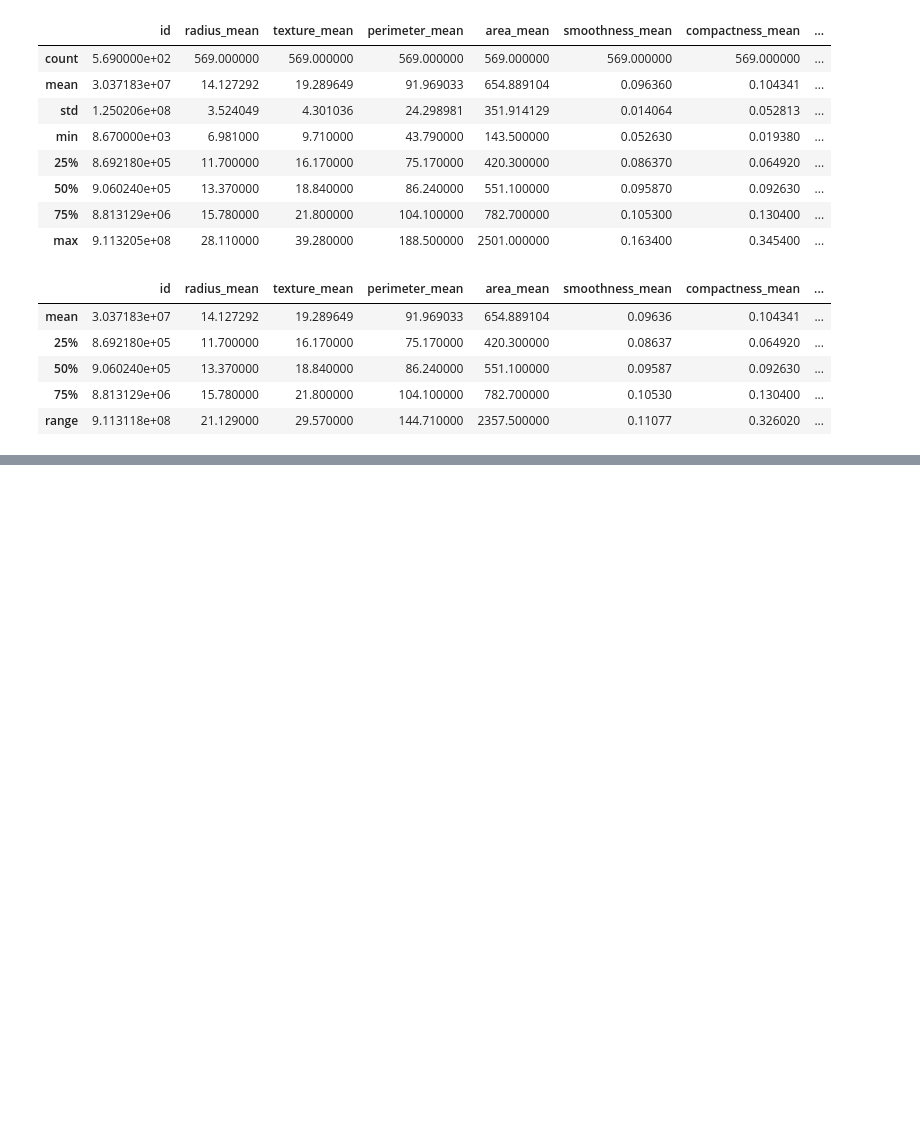
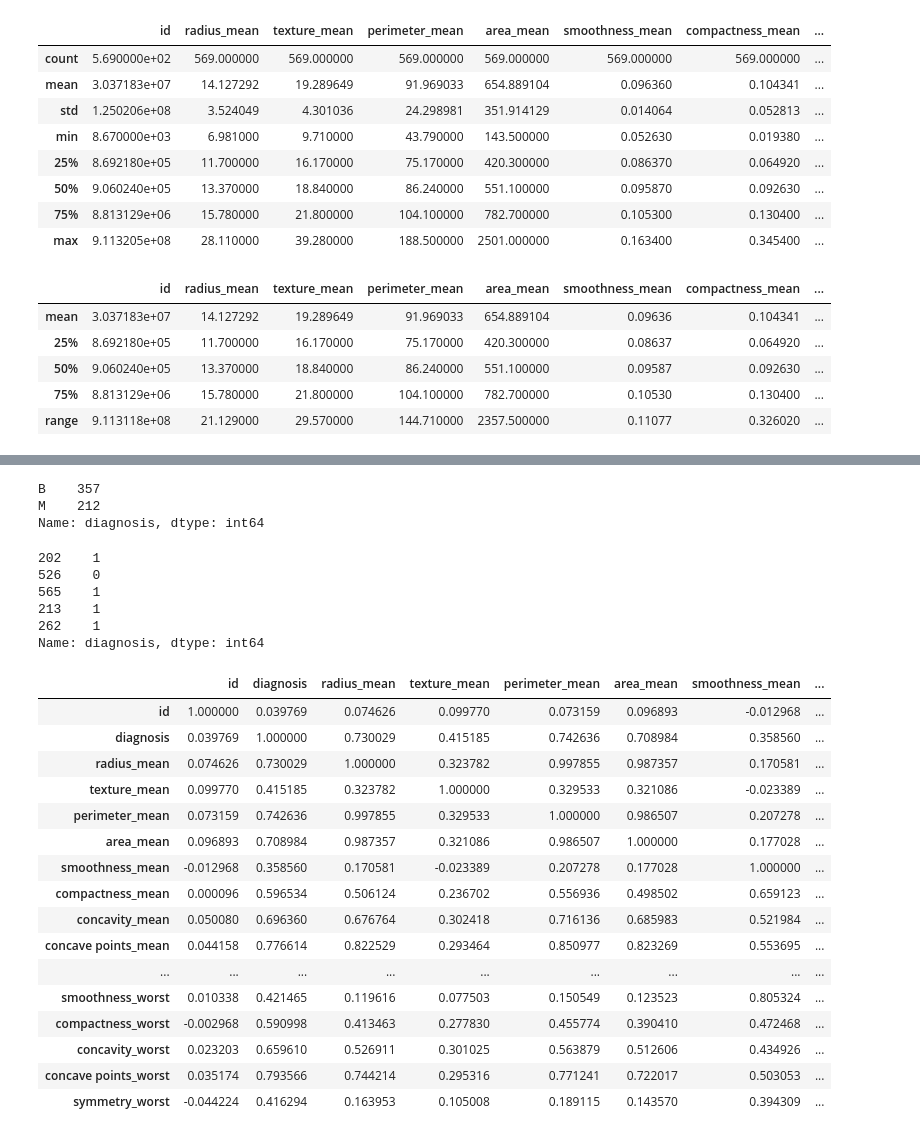
Before and after one commit to mohmaed7777/Breast-cancer-repo, a Jupyter notebook: Breast_cancer.ipynb, the cells around one changed output, grey strips where cells are left out. Saved outputs shown, nothing was run; the diff lists cells and outputs as text; code cells hidden in the pictures; blank space fills up the shorter version.

```diff
--- a/Breast_cancer.ipynb
+++ b/Breast_cancer.ipynb
@@ -205,0 +261,6 @@ ax.set(xlabel='Class distribution: 357 benign, 212 malignant of Breast cancer',
+# %%
+df.diagnosis.value_counts()
+# %% [output]
+B    357
+M    212
+Name: diagnosis, dtype: int64
@@ -205,0 +270,36 @@ ax.set(xlabel='Class distribution: 357 benign, 212 malignant of Breast cancer',
+# %%
+le = LabelEncoder()
+# %%
+df['diagnosis'] = le.fit_transform(df.diagnosis)
+# %%
+df['diagnosis'].sample(5)
+# %% [output]
+202    1
+526    0
+565    1
+213    1
+262    1
+Name: diagnosis, dtype: int64
+# %%
+# Calculate the correlation values:
+features_cols = df.columns[:-1]
+corr_values = df[features_cols].corr()
+corr_values
+# %% [output]
+|  | id | diagnosis | radius_mean | texture_mean | perimeter_mean | area_mean | smoothness_mean | ... |
+| id | 1.000000 | 0.039769 | 0.074626 | 0.099770 | 0.073159 | 0.096893 | -0.012968 | ... |
+| diagnosis | 0.039769 | 1.000000 | 0.730029 | 0.415185 | 0.742636 | 0.708984 | 0.358560 | ... |
+| radius_mean | 0.074626 | 0.730029 | 1.000000 | 0.323782 | 0.997855 | 0.987357 | 0.170581 | ... |
+| texture_mean | 0.099770 | 0.415185 | 0.323782 | 1.000000 | 0.329533 | 0.321086 | -0.023389 | ... |
+| perimeter_mean | 0.073159 | 0.742636 | 0.997855 | 0.329533 | 1.000000 | 0.986507 | 0.207278 | ... |
+| area_mean | 0.096893 | 0.708984 | 0.987357 | 0.321086 | 0.986507 | 1.000000 | 0.177028 | ... |
+| smoothness_mean | -0.012968 | 0.358560 | 0.170581 | -0.023389 | 0.207278 | 0.177028 | 1.000000 | ... |
+| compactness_mean | 0.000096 | 0.596534 | 0.506124 | 0.236702 | 0.556936 | 0.498502 | 0.659123 | ... |
+| concavity_mean | 0.050080 | 0.696360 | 0.676764 | 0.302418 | 0.716136 | 0.685983 | 0.521984 | ... |
+| concave points_mean | 0.044158 | 0.776614 | 0.822529 | 0.293464 | 0.850977 | 0.823269 | 0.553695 | ... |
+| ... | ... | ... | ... | ... | ... | ... | ... | ... |
+| smoothness_worst | 0.010338 | 0.421465 | 0.119616 | 0.077503 | 0.150549 | 0.123523 | 0.805324 | ... |
+| compactness_worst | -0.002968 | 0.590998 | 0.413463 | 0.277830 | 0.455774 | 0.390410 | 0.472468 | ... |
+| concavity_worst | 0.023203 | 0.659610 | 0.526911 | 0.301025 | 0.563879 | 0.512606 | 0.434926 | ... |
+| concave points_worst | 0.035174 | 0.793566 | 0.744214 | 0.295316 | 0.771241 | 0.722017 | 0.503053 | ... |
+| symmetry_worst | -0.044224 | 0.416294 | 0.163953 | 0.105008 | 0.189115 | 0.143570 | 0.394309 | ... |
```
Also changed, not shown: parts of 10 cells of this notebook.
